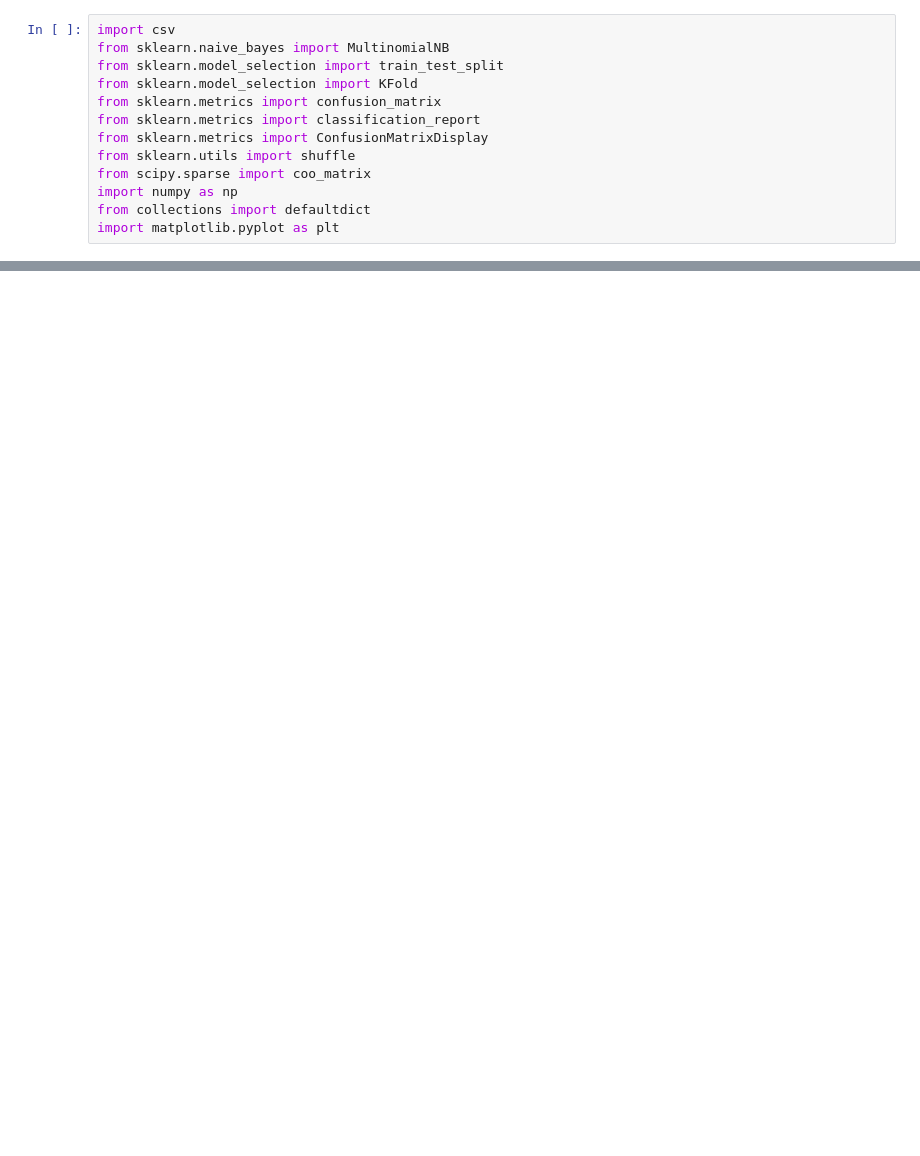
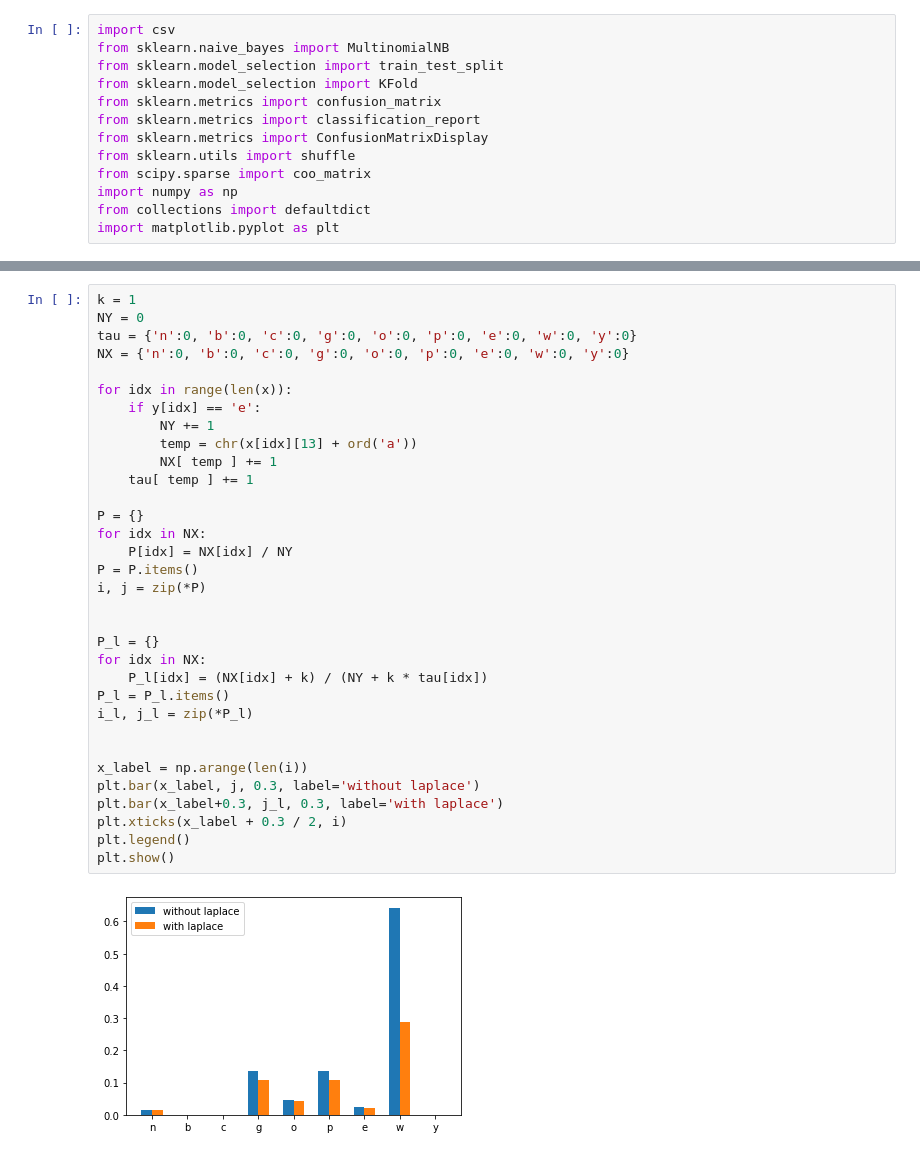
Before and after one commit to banne2266/MachineLearning-NCTU-2021, a Jupyter notebook: HW1/mushroom.ipynb, the cells around one changed output, grey strips where cells are left out. Drawn from its saved outputs; the diff is of its cells as text; blank space fills up the shorter version.

```diff
--- a/HW1/mushroom.ipynb
+++ b/HW1/mushroom.ipynb
@@ -213,0 +261,35 @@ weighted avg       0.83      0.83      0.83      5644
+# %%
+k = 1
+NY = 0
+tau = {'n':0, 'b':0, 'c':0, 'g':0, 'o':0, 'p':0, 'e':0, 'w':0, 'y':0}
+NX = {'n':0, 'b':0, 'c':0, 'g':0, 'o':0, 'p':0, 'e':0, 'w':0, 'y':0}
+
+for idx in range(len(x)):
+    if y[idx] == 'e':
+        NY += 1
+        temp = chr(x[idx][13] + ord('a'))
+        NX[ temp ] += 1
+    tau[ temp ] += 1
+
+P = {}
+for idx in NX:
+    P[idx] = NX[idx] / NY
+P = P.items()
+i, j = zip(*P)
+
+
+P_l = {}
+for idx in NX:
+    P_l[idx] = (NX[idx] + k) / (NY + k * tau[idx])
+P_l = P_l.items()
+i_l, j_l = zip(*P_l)
+
+
+x_label = np.arange(len(i))
+plt.bar(x_label, j, 0.3, label='without laplace')
+plt.bar(x_label+0.3, j_l, 0.3, label='with laplace')
+plt.xticks(x_label + 0.3 / 2, i)
+plt.legend()
+plt.show()
+# %% [output]
+[figure, added]
```
Also changed, not shown: parts of 20 cells of this notebook, 4 other files.
